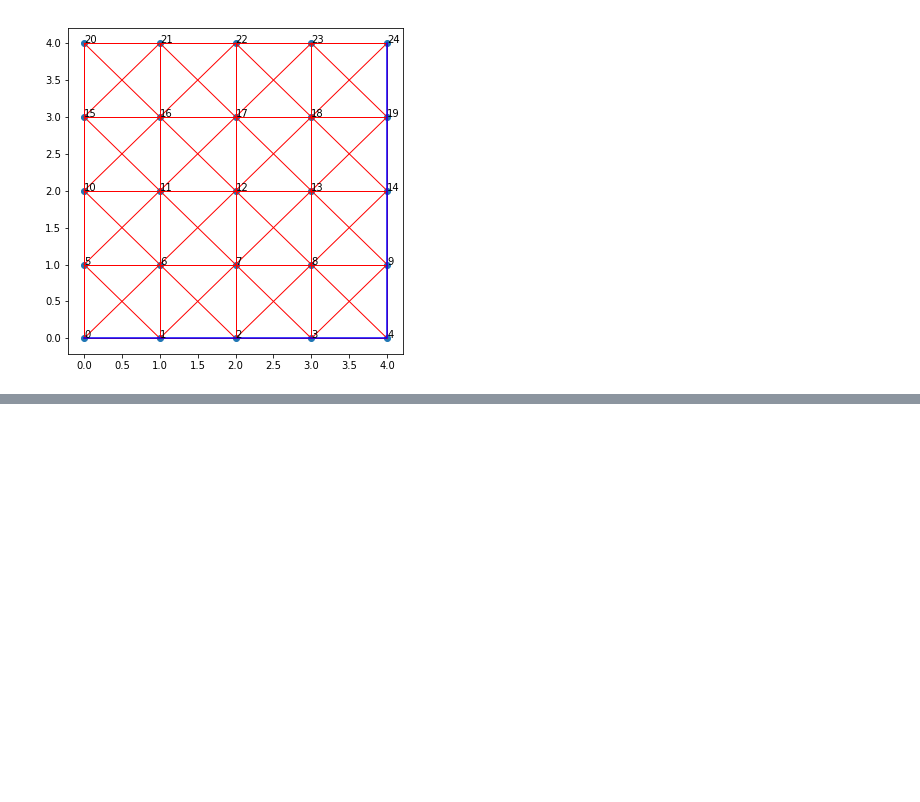
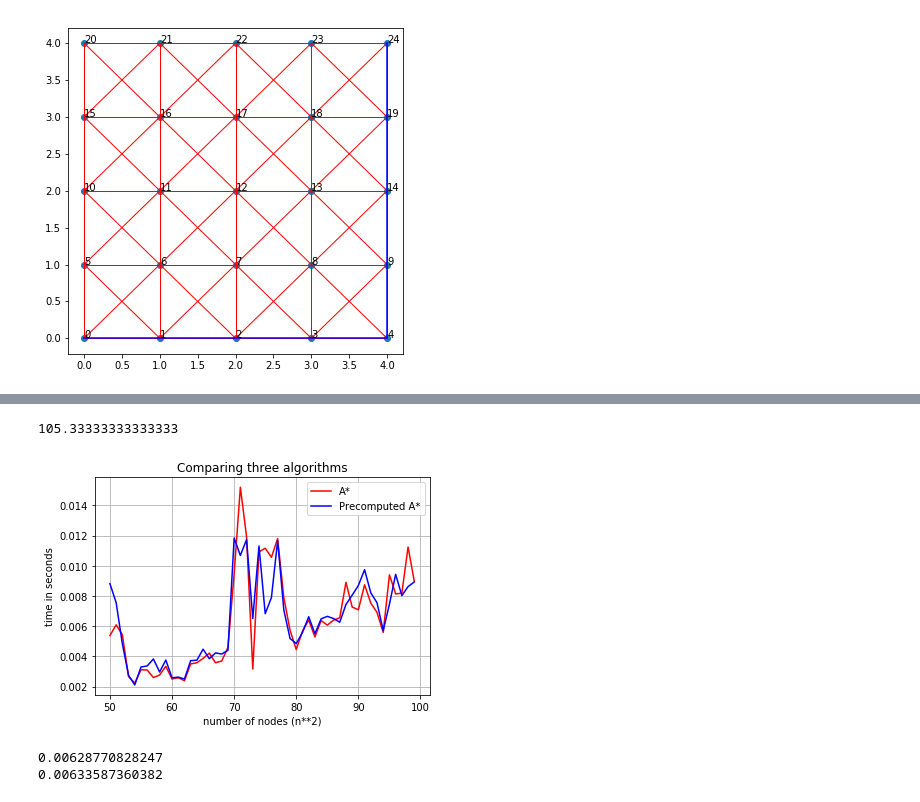
Before and after one commit to kevin1choi/Math-164---Group-Project, a Jupyter notebook: A_Star_v2_with_testing3.ipynb, the cells around one changed output, grey strips where cells are left out. Drawn from its saved outputs; the diff is of its cells as text; code cells hidden in the pictures; blank space fills up the shorter version.

Commit message:
Preprocessing by landmarks is implemented and waited to be tested

```diff
--- a/A_Star_v2_with_testing3.ipynb
+++ b/A_Star_v2_with_testing3.ipynb
@@ -726,0 +851,55 @@ h_score=1.6*distance:  [8, [24, 23, 18, 13, 12, 11, 6, 1, 0]]
+# %%
+p1 = partitions((10,10), (-10,-10), 9)
+nodes = randomnode(100, 0.2)
+# a list of closest landmark according to the index 'key'
+closest_landmark = [-1 for node in nodes]
+for key in range(len(nodes)):
+    closest_landmark[key] = p1.which_landmark(nodes[key])
+
+# creating a list with memory-complexity = O(N)
+# it is a list of pre-computed distance from every node to its closest landmark
+preprocess = []
+for node in nodes:
+     preprocess.append(distance_landmark_node(closest_landmark, node, p1))
+#print preprocess
+
+preprocessed_A_star(nodes,0,99, p1, closest_landmark, preprocess)
+# %% [output]
+105.33333333333333
+# %%
+import time
+import matplotlib.pyplot as plt #for the plotting functions (2D, 3D is separate)
+iters = 50
+
+first_alg_times = []
+second_alg_times = []
+
+for k in range(50,100):
+    N=k
+    P=.1
+    nodes=randomnode(N,P)
+    time_prev =time.time()
+    A_star(nodes,0,k-1)
+    first_alg_times.append(time.time()-time_prev)
+    time_prev =time.time()
+
+    time_prev =time.time()
+    preprocessed_A_star(nodes,0,k-1, p1, closest_landmark, preprocess)
+    second_alg_times.append(time.time()-time_prev)
+
+
+plt.plot(range(50,100),first_alg_times,color='red', label = 'A*') # red is A_star
+plt.plot(range(50,100),second_alg_times,color='blue', label = 'Precomputed A*') # blue is dijkstra
+plt.legend()
+
+plt.xlabel('number of nodes (n**2)')
+plt.ylabel('time in seconds')
+plt.title('Comparing three algorithms')
+plt.grid(True)
+
+plt.show()
+# this takes more time to run
+# %% [output]
+[figure, added]
+0.00628770828247
+0.00633587360382
```
Also changed, not shown: parts of 15 cells of this notebook.
